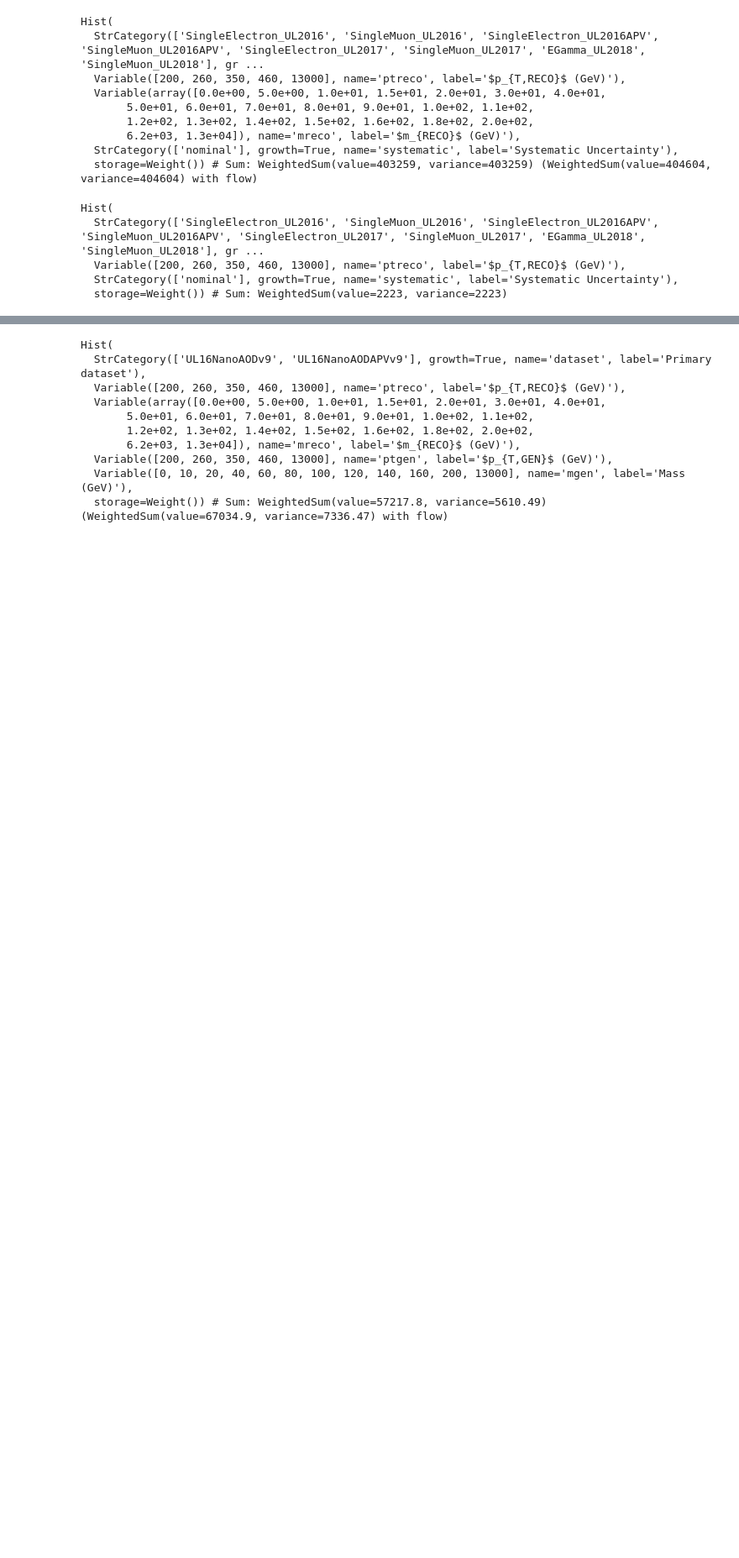
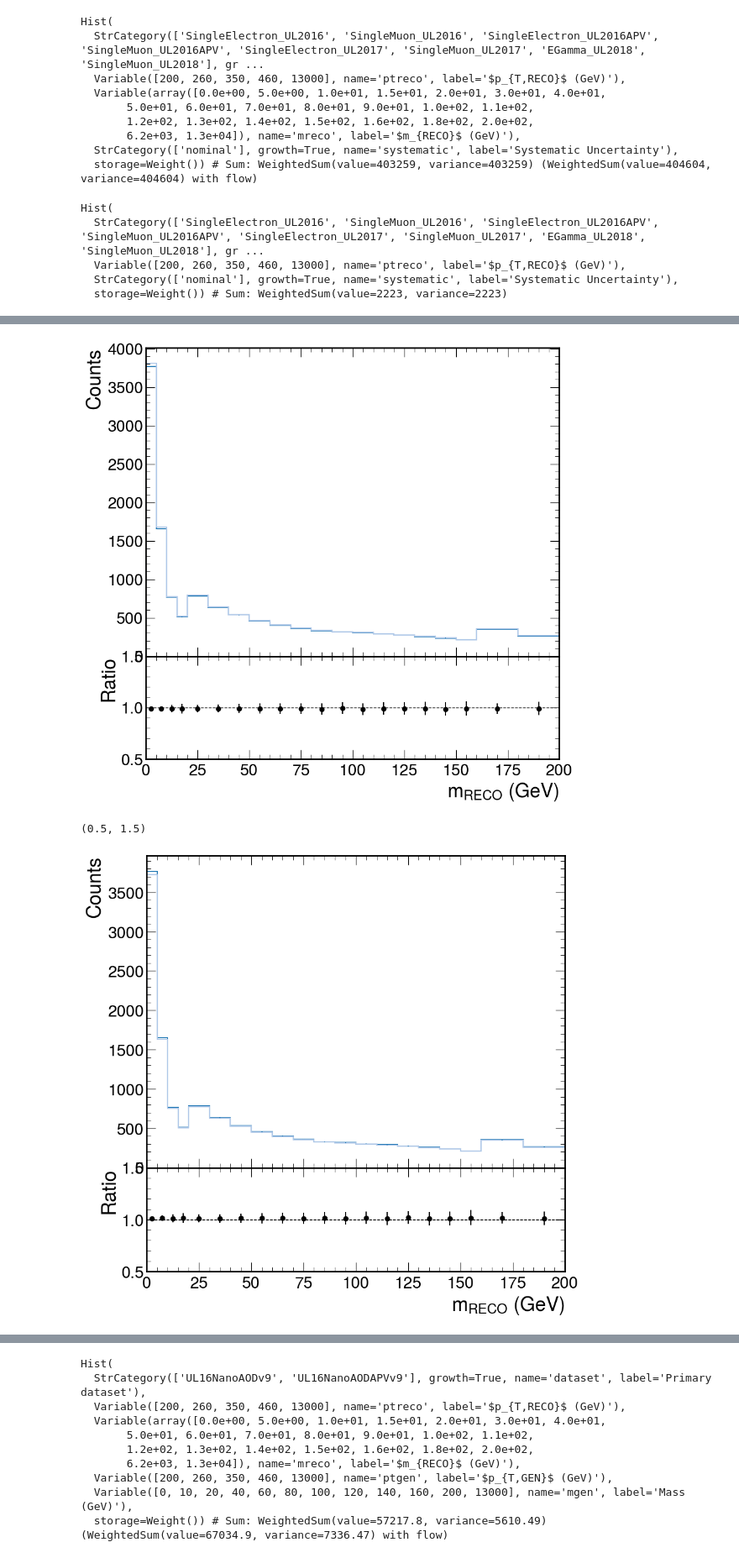
Before and after one commit to mandalaritra1/unfold, a Jupyter notebook: unfolder_with_uncertainty.ipynb, the cells around one changed output, grey strips where cells are left out. Shown at 84% size. Saved outputs shown, nothing was run; the diff lists cells and outputs as text; code cells hidden in the pictures; blank space fills up the shorter version.

```diff
--- a/unfolder_with_uncertainty.ipynb
+++ b/unfolder_with_uncertainty.ipynb
@@ -179 +197,20 @@ correlation_dic = {
+# %%
+# resp_matrix_4d[ ..., 'nominal'].project('ptreco','mreco')[0,:].plot(label = 'nom')
+# resp_matrix_4d[ ..., 'JES_AbsoluteMPFBiasUp'].project('ptreco','mreco')[0,:].plot(label = 'up')
+# resp_matrix_4d[ ..., 'JES_AbsoluteMPFBiasDown'].project('ptreco','mreco')[0,:].plot(label = 'down')
+# plt.yscale('log')
+# plt.legend()
+# plt.xlim(0,200)
+
+ax1 = resp_matrix_4d[ ..., 'nominal'].project('ptreco','mreco')[3,:].plot_ratio(resp_matrix_4d[ ..., 'JES_AbsoluteMPFBiasUp'].project('ptreco','mreco')[3,:])
+plt.xlim(0,200)
+plt.ylim(0.5, 1.5)
+plt.show()
+ax2 = resp_matrix_4d[ ..., 'nominal'].project('ptreco','mreco')[3,:].plot_ratio(resp_matrix_4d[ ..., 'JES_AbsoluteMPFBiasDown'].project('ptreco','mreco')[3,:])
+plt.xlim(0,200)
+plt.ylim(0.5, 1.5)
+# %% [output]
+[figure, added]
+(0.5, 1.5)
+[figure, added]
 # %%
```
Also changed, not shown: parts of 53 cells of this notebook, 16 other files.
